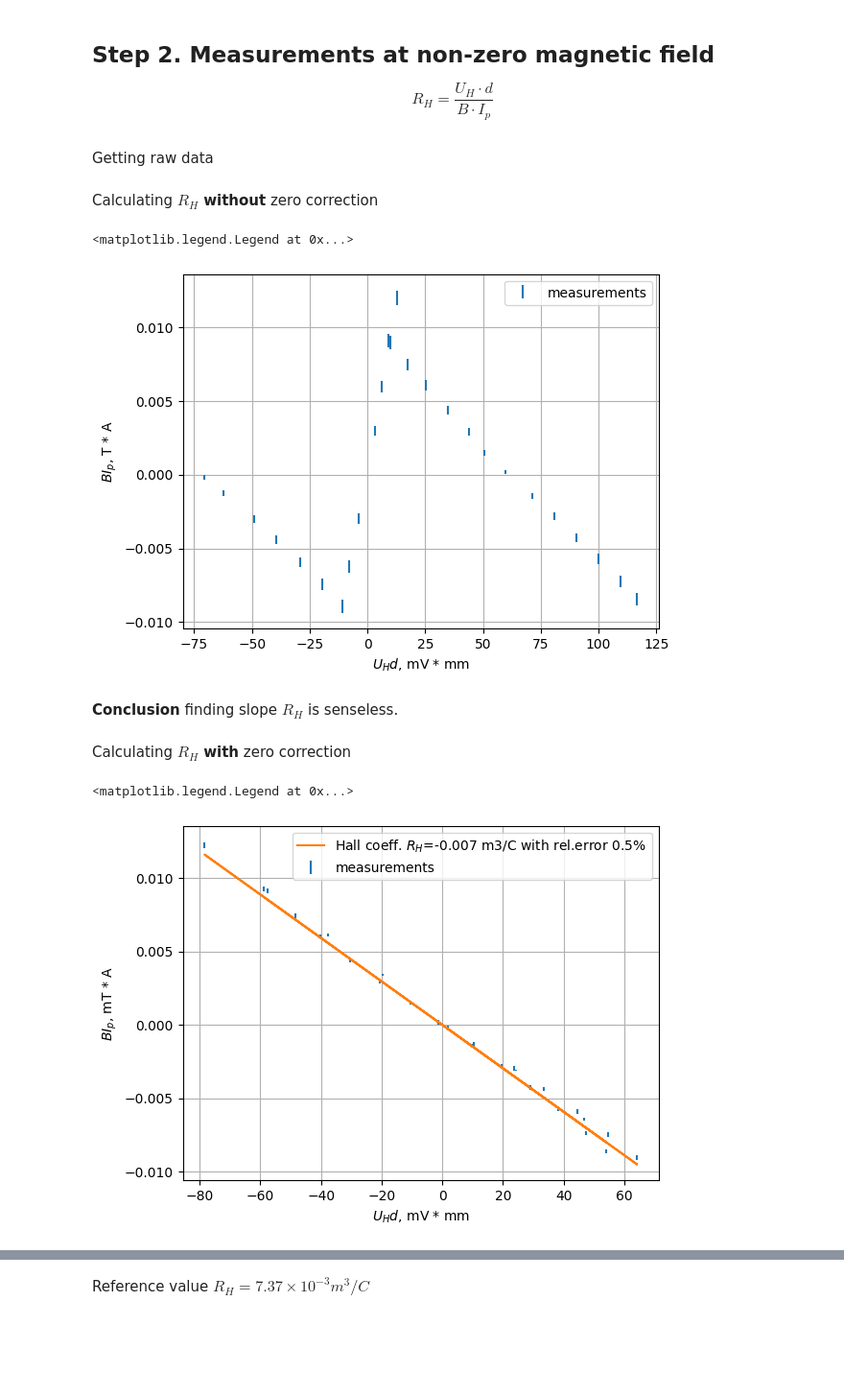
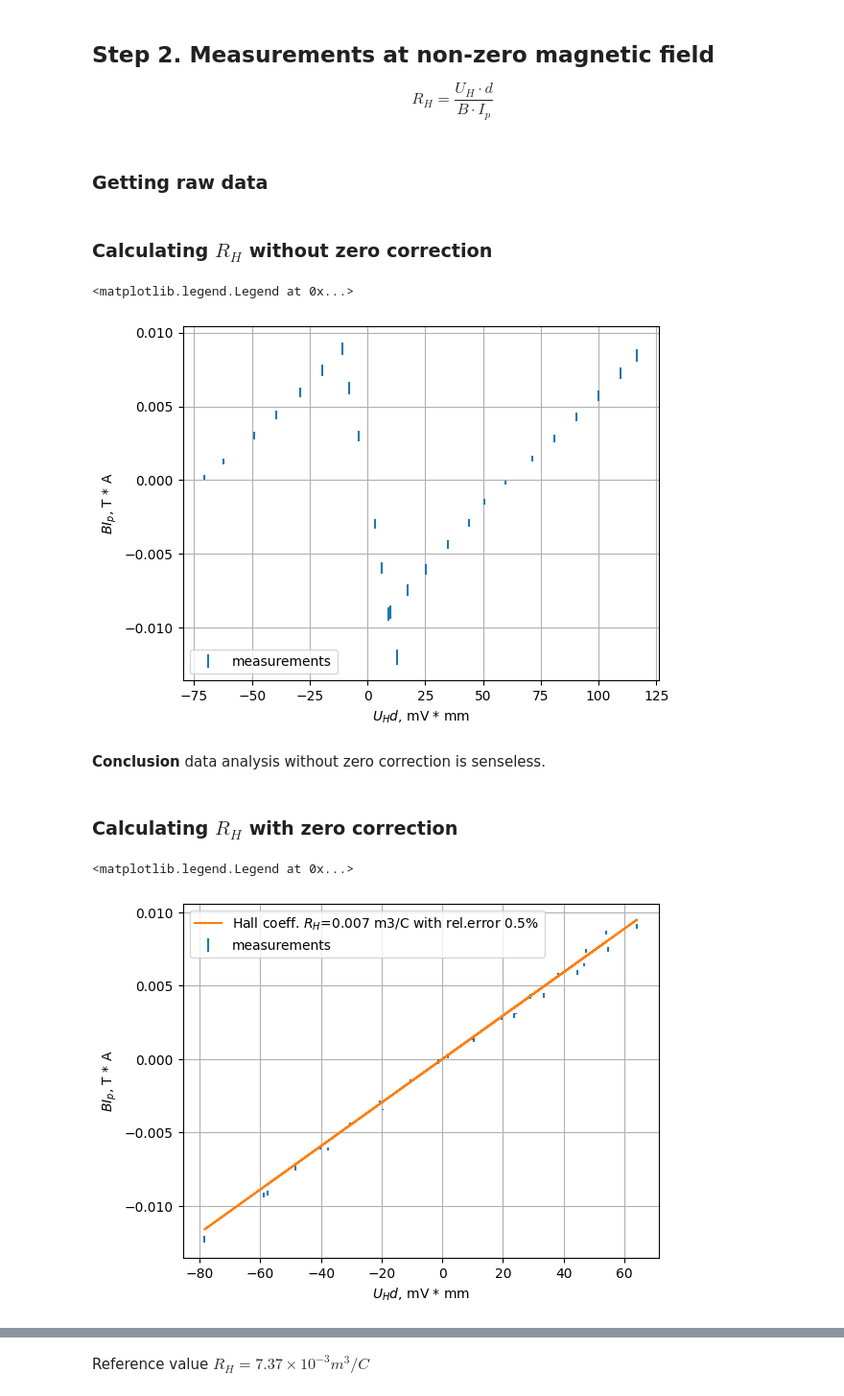
Before and after one commit to evgeny-kolonsky/Lab4, a Jupyter notebook: Hall/Hall_zeroB_measurements.ipynb, the cells around one changed output, grey strips where cells are left out. Shown at 96% size. Cells and saved outputs as stored; diff of their text form; code cells hidden in the pictures; blank space fills up the shorter version.

Commit message:
v.0.1.2 with conclusions

```diff
--- a/Hall/Hall_zeroB_measurements.ipynb
+++ b/Hall/Hall_zeroB_measurements.ipynb
@@ -143,7 +145,7 @@ def weighted_average(values, errors):
 # %%
 d = 1e-3 # mm
 # %% [markdown]
-Getting raw data
+### Getting raw data
 # %%
 data = '''
 # Ip/mA, Up/mV, Uh/mV, B/mT
@@ -179,14 +181,14 @@ Ip, Up, Uh, B = np.genfromtxt(data.splitlines()).T
 Ip *= 1e-3
 Up *= 1e-3
 Uh *= 1e-3
-B *= 1e-3
+B *= -1e-3
 
 B_err = 5e-3 # let's assume error in B is 5 mT
 B_rel = np.abs(B_err / B)
 Ip_err = 1e-3 # let's assume error in Ip is 1 mA
 Ip_rel = np.abs(Ip_err / Ip)
 # %% [markdown]
-Calculating $R_H$ **without** zero correction
+### Calculating $R_H$ **without** zero correction
 # %%
 y = B * Ip
 # relative error
@@ -202,35 +204,35 @@ plt.xlabel(r'$U_H d$, mV * mm')
 plt.legend()
 # %% [output]
 <matplotlib.legend.Legend at 0x...>
-[figure, old version]
+[figure, new version]
 # %% [markdown]
-**Conclusion** finding slope $R_H$ is senseless.
+**Conclusion** data analysis without zero correction is senseless.
 # %% [markdown]
-Calculating $R_H$ **with** zero correction
+### Calculating $R_H$ **with** zero correction
 # %%
 # hall voltage zero correction
 Uh_ = Uh - beta * Up - U0
 
-# Accuracy of Ip value could be improved
+# Accuracy of Ip value could be improved, since potential voltage is measured accurately
 Ip_ = fit_conductivity.intercept + fit_conductivity.slope * Up
 
 y = B * Ip_
 # relative error
 y_rel = B_rel
 y_err = np.abs(y * y_rel)
 # Error by x is negligible
 x = Uh_ * d
 k, k_error  = weighted_average(y/x, y_err/x)
 k_rel = np.abs(k_error / k)
 RH = 1 / k
 RH_err =  RH * k_rel
 
 plt.errorbar(x*1e6, y, yerr=y_err, linestyle='', label='measurements')
 plt.plot(x*1e6, (k * x), label=fr'Hall coeff. $R_H$={RH:.3f} m3/C with rel.error {k_rel*100:.1f}%')
 plt.grid()
-plt.ylabel(r'$B I_p$, mT * A')
+plt.ylabel(r'$B I_p$, T * A')
 plt.xlabel(r'$U_H d$, mV * mm')
 plt.legend()
 # %% [output]
 <matplotlib.legend.Legend at 0x...>
-[figure, old version]
+[figure, new version]
```
Also changed, not shown: parts of 4 cells of this notebook.
